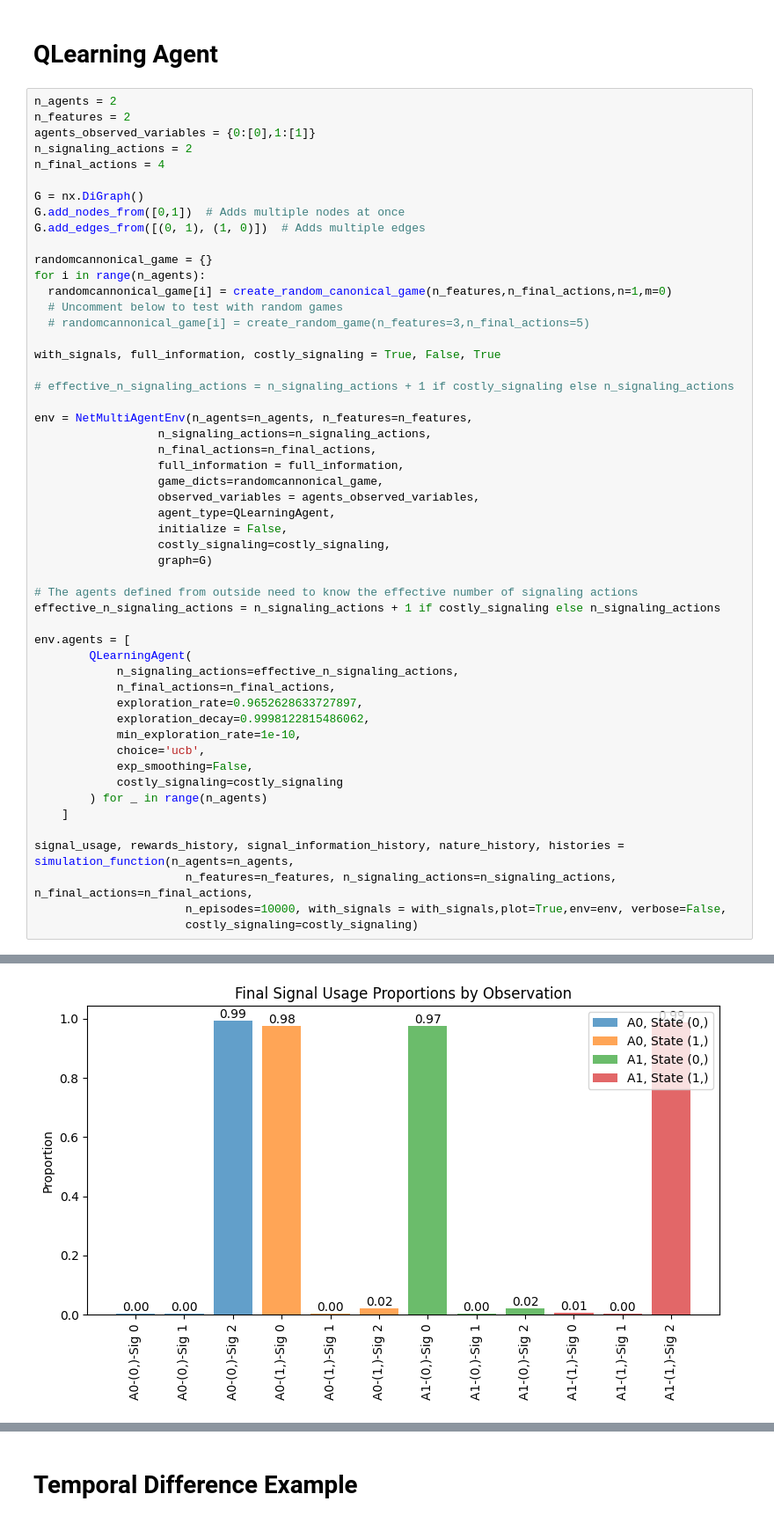
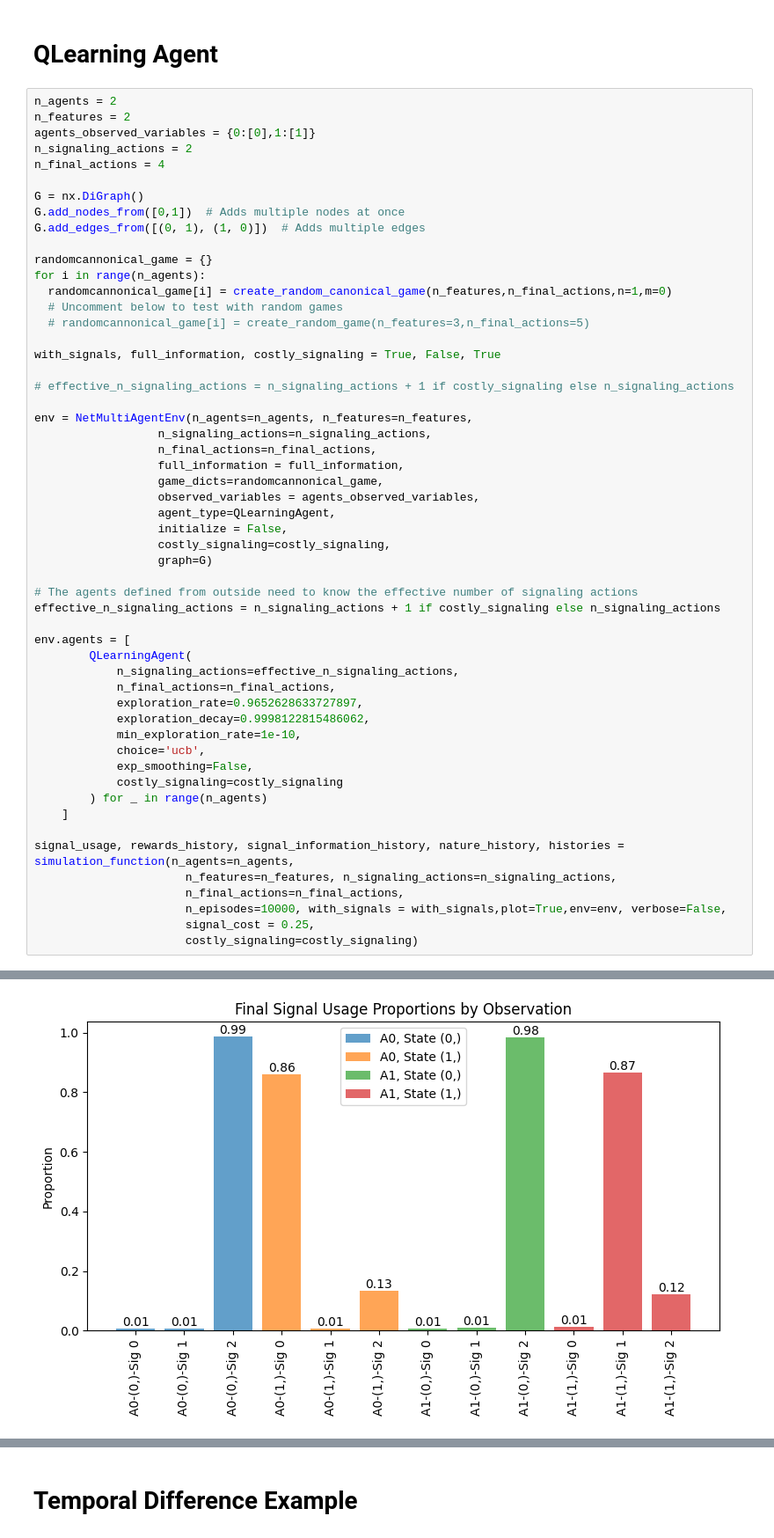
Before and after one commit to IgnacioOQ/RL_Signaling, a Jupyter notebook: basic_unit_test.ipynb, the cells around one changed output, grey strips where cells are left out. Shown at 88% size. Cells and saved outputs as stored; diff of their text form.

```diff
--- a/basic_unit_test.ipynb
+++ b/basic_unit_test.ipynb
@@ -107,7 +109,9 @@ env.agents = [
     ]
 
 signal_usage, rewards_history, signal_information_history, nature_history, histories = simulation_function(n_agents=n_agents,
-                      n_features=n_features, n_signaling_actions=n_signaling_actions, n_final_actions=n_final_actions,
+                      n_features=n_features, n_signaling_actions=n_signaling_actions,
+                      n_final_actions=n_final_actions,
                       n_episodes=10000, with_signals = with_signals,plot=True,env=env, verbose=False,
+                      signal_cost = 0.25,
                       costly_signaling=costly_signaling)
 # %% [output]
@@ -117 +121 @@ signal_usage, rewards_history, signal_information_history, nature_history, histo
-[figure, old version]
+[figure, new version]
```
Also changed, not shown: parts of 3 cells of this notebook, 1 other file.
